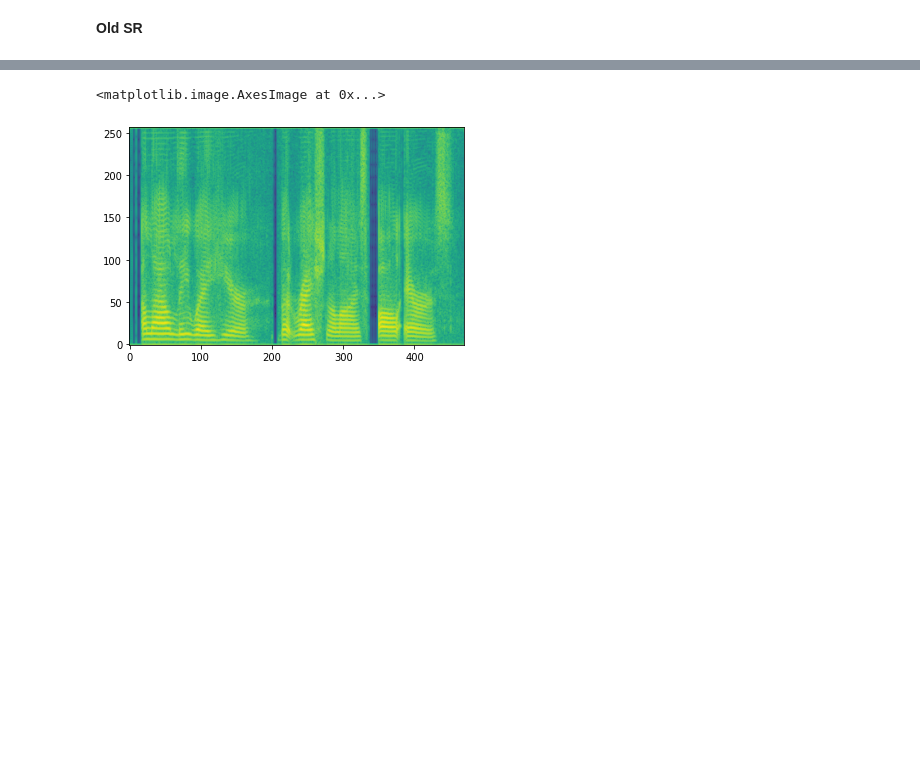
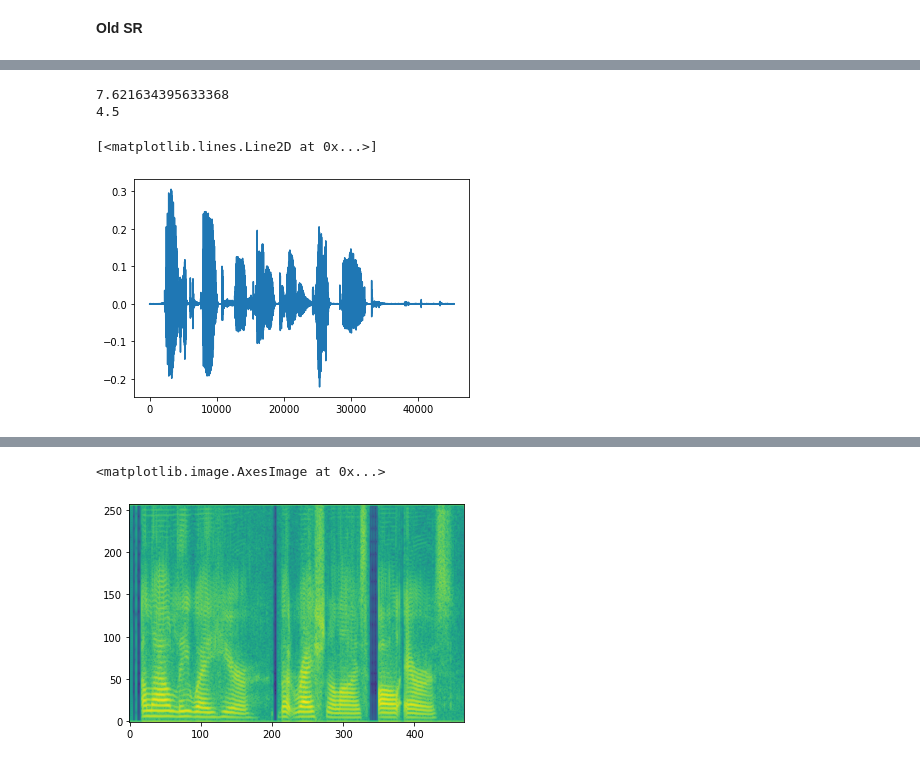
Before and after one commit to haiciyang/SANAC, a Jupyter notebook: src/Listenning_test_0610.ipynb, the cells around one changed output, grey strips where cells are left out. Drawn from its saved outputs; the diff is of its cells as text; code cells hidden in the pictures; blank space fills up the shorter version.

```diff
--- a/src/Listenning_test_0610.ipynb
+++ b/src/Listenning_test_0610.ipynb
@@ -91,7 +92,8 @@ def load_trim_clean(wavpath, overlap=64, window_in_data = False):
     window = window.reshape(1,-1)
     window = window.astype(np.float32)
 
-    max_c = 22.5455
+#     max_c = 22.5455
+    max_c = 35
 
     try:
         c, cr = librosa.load(wavpath, sr = None)
@@ -224,10 +226,11 @@ def gen_clean_sound(i=0,window_in_data=False):
     wavpath10 = '../testuttr/test_samples/DR1-MREB0-SA2.wav'
     wavpath11 = '../testuttr/test_samples/DR2-FJWB0-SX95.wav'
     wavpath12 = '../testuttr/test_samples/DR3-FKMS0-SX230.wav'
+    wavpath13 = '../testuttr/test_samples/DR8-FJSJ0-SX44.wav'
 
     path_name = [wavpath0, wavpath1, wavpath2,wavpath3,wavpath4,wavpath5,\
                  wavpath6,wavpath7,wavpath8,wavpath9,\
-                wavpath10, wavpath11, wavpath12]
+                wavpath10, wavpath11, wavpath12, wavpath13]
     path = path_name[i]
 
     c, c_l = load_trim_clean(path, window_in_data=window_in_data)
@@ -278,9 +283,10 @@ model2 = torch.load('../models/0111_223944_32_d1__Base_epoch80.model')
 # %%
 # c, x, c_l, x_l = gen_sound(i=1, db=0, window_in_data=window_in_data)
 # ipd.Audio(x/max(x), rate = 16000)
-c, c_l = gen_clean_sound(i=12, window_in_data=window_in_data)
+c, c_l = gen_clean_sound(i=13, window_in_data=window_in_data)
+
+# sf.write('../testuttr/0112_1_original.wav',  c/max(c), 16000, 'PCM_24')
 ipd.Audio(c/max(c), rate = 16000)
-# sf.write('../testuttr/uttr1_original.wav',  x/max(x), 16000, 'PCM_24')
 # librosa.output.write_wav('../testuttr/uttr1_original.wav', x/max(x), 16000)
 # %% [output]
 [interactive output not drawn]
@@ -294,0 +311,16 @@ ipd.Audio(rx1/max(abs(rx1)), rate = 16000)
+# %%
+rx1 = torch.tensor(rx1)
+# x = torch.tensor(x)
+# SDR(rx1, x)
+ori.shape
+c = torch.tensor(c)
+print(SDR(rx1, c))
+print(pesq(ori,ori,16000))
+# %% [output]
+7.621634395633368
+4.5
+# %%
+plt.plot(c)
+# %% [output]
+[<matplotlib.lines.Line2D at 0x...>]
+[figure, added]
```
Also changed, not shown: parts of 10 cells of this notebook, 6 other files.
